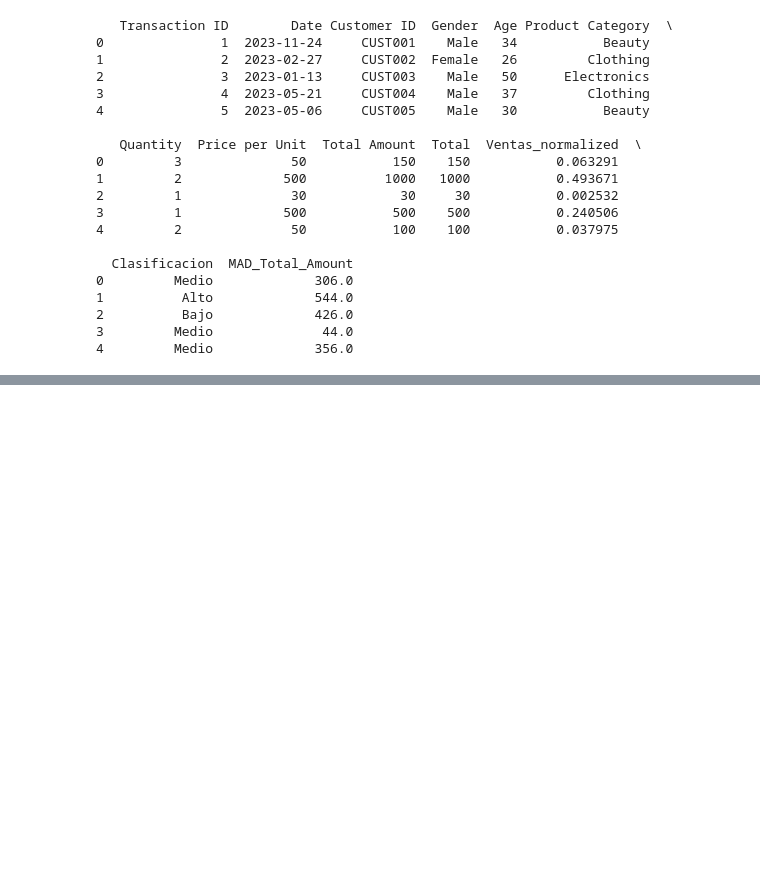
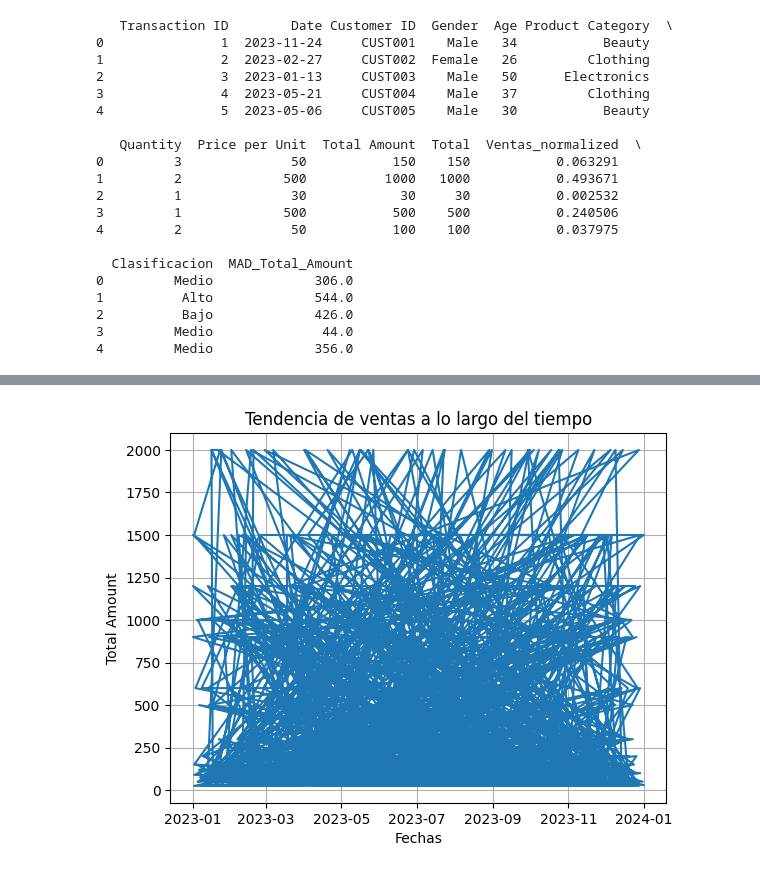
Before and after one commit to MathiasOrtiz/retail-sales-analysis, a Jupyter notebook: retail-sales-analysis.ipynb, the cells around one changed output, grey strips where cells are left out. Cells and saved outputs as stored; diff of their text form; code cells hidden in the pictures; blank space fills up the shorter version.

```diff
--- a/retail-sales-analysis.ipynb
+++ b/retail-sales-analysis.ipynb
@@ -602,0 +715,10 @@ print(data.head())
+# %%
+#Ahora haré el gráfico de líneas
+plt.plot(data['Date'], data['Total Amount'])
+plt.title('Tendencia de ventas a lo largo del tiempo')
+plt.xlabel('Fechas')
+plt.ylabel('Total Amount')
+plt.grid(True)
+plt.show()
+# %% [output]
+[figure, added]
```
Also changed, not shown: parts of 17 cells of this notebook.
